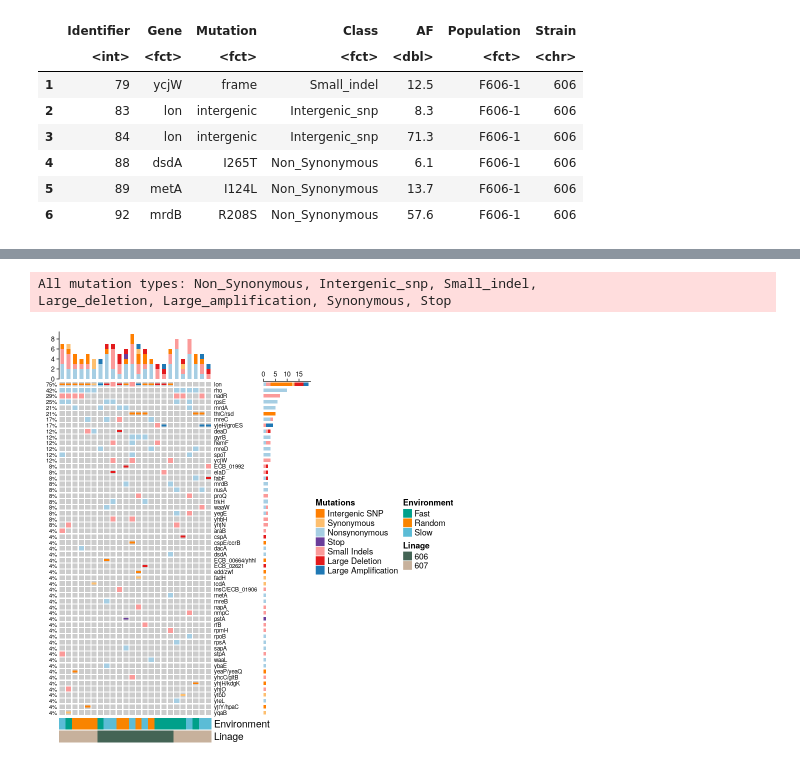
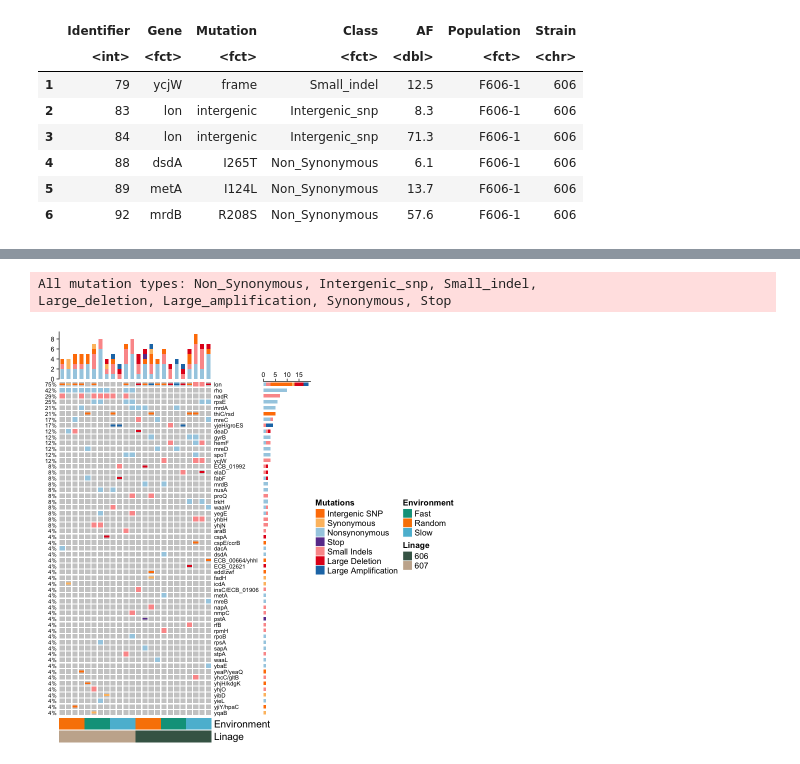
Before and after one commit to jopejor/eefe, a Jupyter notebook: src/notebooks/Figure2_mutational_analysis.ipynb, the cells around one changed output, grey strips where cells are left out. Saved outputs shown, nothing was run; the diff lists cells and outputs as text; code cells hidden in the pictures.

```diff
--- a/src/notebooks/Figure2_mutational_analysis.ipynb
+++ b/src/notebooks/Figure2_mutational_analysis.ipynb
@@ -26,0 +93,7 @@ A data.frame: 6 × 7
+# %%
+# Add Environment
+data$Environment = data$Population
+data$Environment = sub(data$Environment,pattern="F.*",replacement = "Fast")
+data$Environment = sub(data$Environment,pattern="R.*",replacement = "Random")
+data$Environment = sub(data$Environment,pattern="S.*",replacement = "Slow")
+head(data)
@@ -26,0 +110,4 @@ A data.frame: 6 × 7
+# %%
+data$Class = factor(data$Class, levels = c("Non_Synonymous", "Small_indel", "Intergenic_snp",
+        'Stop','Synonymous','Large_deletion',"Large_amplification"))
+data$ClassPlot = data$Class
@@ -57,25 +162,41 @@ pheno = read.csv("../../data/sample_annotations.csv")
 Environment=pheno$Environment
 Linage = pheno$Linage
 ha = HeatmapAnnotation(Environment = Environment, Linage= Linage,
-                       col = list(Environment = c("Fast" = "#00A08A", "Random" = '#F98400',"Slow"='#5BBCD6'),
-                                 Linage = c("606"='#446455',"607"='#C7B19C')),
+                       col = list(Linage = c("606"='#446455',"607"='#C7B19C'),
+                                  Environment = c("Fast" = "#00A08A", "Random" = '#F98400',
+                                                  "Slow"='#5BBCD6')
+                                 ),
                        annotation_height = unit(c(5, 5, 15), "mm"),
                        annotation_legend_param = list(legend_position = "bottom",Environment = list(title = "Environment"),Linage = list(title = "Linage")))
+# %%
+# Orders
+StrainOrder = c(grep(colnames(mat), pattern = "R607"),
+                grep(colnames(mat), pattern = "F607"),
+                grep(colnames(mat), pattern = "S607"),
+                grep(colnames(mat), pattern = "R606"),
+                grep(colnames(mat), pattern = "F606"),
+                grep(colnames(mat), pattern = "S606"))
 # %%
 #OncoPrint
 #pdf("Figure2.pdf")
-oncoPrint(mat, get_type = function(x) strsplit(x, ";")[[1]],
-               alter_fun = alter_fun, col = col, remove_empty_columns = TRUE,
+oncoPrint(mat, column_order = StrainOrder,
+          get_type = function(x) strsplit(x, ";")[[1]],
+               alter_fun = alter_fun, col = col,
+               remove_empty_columns = TRUE,
                row_names_gp = gpar(fontsize = 7),
-               heatmap_legend_param = list(title = "Mutations", at = c("Intergenic_snp",'Synonymous',"Non_Synonymous", 'Stop', "Small_indel" ,
-              'Large_deletion',"Large_amplification") ,
-                                           labels = c("Intergenic SNP",'Synonymous',"Nonsynonymous",'Stop', "Small Indels",'Large Deletion','Large Amplification')),
-                bottom_annotation = ha,pct_gp = gpar(fontsize = 7),
-          split = sample(c("606","607"), nrow(mat), replace = TRUE),column_order=NULL
+               heatmap_legend_param = list(title = "Mutations",
+               at = c("Intergenic_snp",'Synonymous',"Non_Synonymous", 'Stop', "Small_indel" ,
+               'Large_deletion',"Large_amplification") ,
+               labels = c("Intergenic SNP",'Synonymous',
+                          "Nonsynonymous",'Stop',
+                          "Small Indels",'Large Deletion',
+                          'Large Amplification')),
+               bottom_annotation = ha,pct_gp = gpar(fontsize = 7),
+               split = sample(c("606","607"), nrow(mat), replace = TRUE)
 
 )
 #dev.off()
 # %% [output]
 All mutation types: Non_Synonymous, Intergenic_snp, Small_indel,
 Large_deletion, Large_amplification, Synonymous, Stop
-[figure, old version]
+[figure, new version]
```
Also changed, not shown: parts of 12 cells of this notebook.
